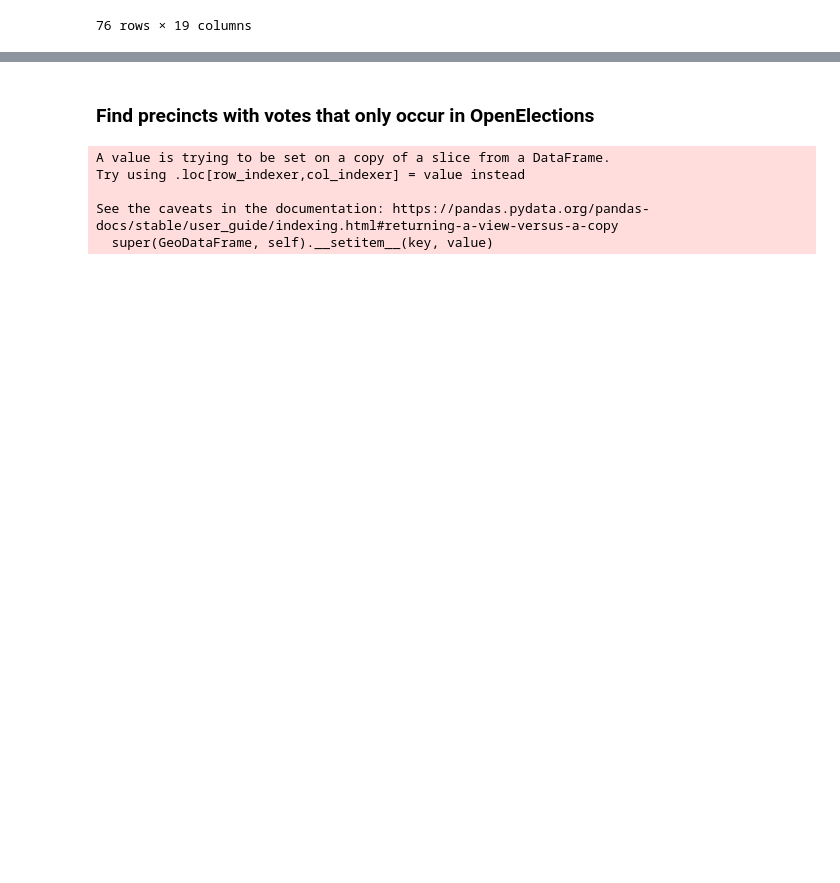
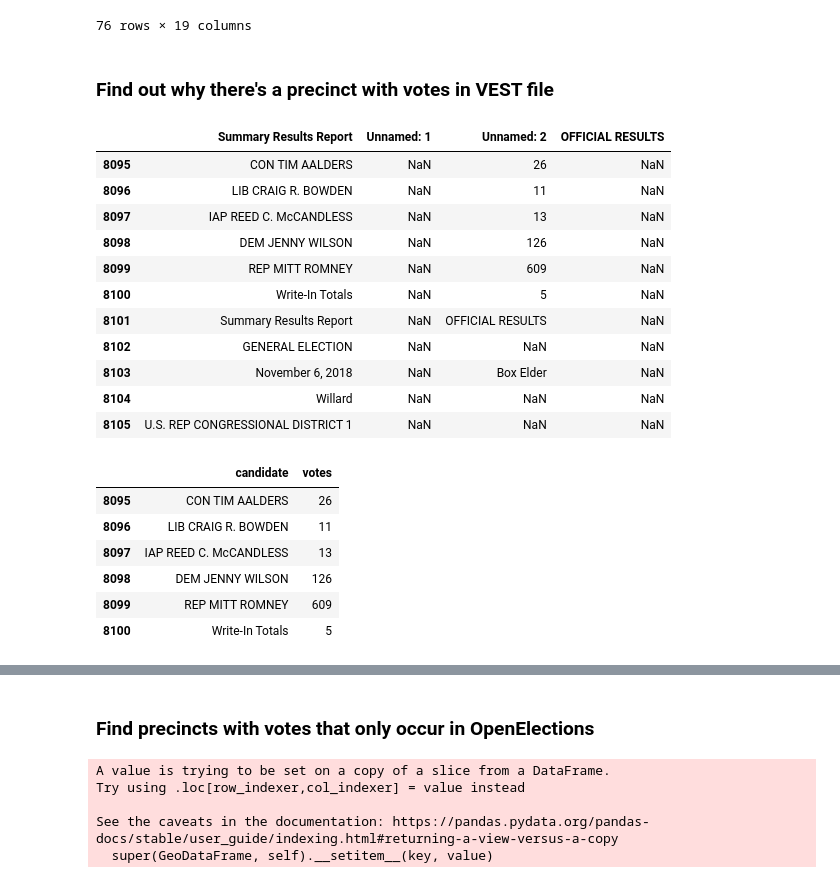
Before and after one commit to nonpartisan-redistricting-datahub/pdv-ut, a Jupyter notebook: vest-ut-2018/VEST-UT-2018-validation.ipynb, the cells around one changed output, grey strips where cells are left out. Cells and saved outputs as stored; diff of their text form; code cells hidden in the pictures; blank space fills up the shorter version.

```diff
--- a/vest-ut-2018/VEST-UT-2018-validation.ipynb
+++ b/vest-ut-2018/VEST-UT-2018-validation.ipynb
@@ -1149,3 +1147,5 @@ display(zero_vote_precincts)
 | 2335 | 29.0 | LAKE | 29-LAKE | 0.0 | 0.0 | 0.0 | 0.0 | 0.0 | ... |
 | 2336 | 29.0 | UNKN | 29-UNKN | 0.0 | 0.0 | 0.0 | 0.0 | 0.0 | ... |
 76 rows × 19 columns
+# %% [markdown]
+### Find out why there's a precinct with votes in VEST file
@@ -1151,0 +1155,30 @@ display(zero_vote_precincts)
+# %%
+index_list = list(range(8095,8106)) #specific indeces correlating to Willard precinct votes displayed at index 8104
+willard_df = (ut_box_elder.loc[index_list])
+display(willard_df)
+willard_cand_df = willard_df[:6]
+willard_cand_df.columns = ['candidate', 'drop1', 'votes', 'drop2']
+willard_cand_df = willard_cand_df[['candidate', 'votes']]
+display(willard_cand_df)
+
+display(vest_non_zero)
+# %% [output]
+|  | Summary Results Report | Unnamed: 1 | Unnamed: 2 | OFFICIAL RESULTS |
+| 8095 | CON TIM AALDERS | NaN | 26 | NaN |
+| 8096 | LIB CRAIG R. BOWDEN | NaN | 11 | NaN |
+| 8097 | IAP REED C. McCANDLESS | NaN | 13 | NaN |
+| 8098 | DEM JENNY WILSON | NaN | 126 | NaN |
+| 8099 | REP MITT ROMNEY | NaN | 609 | NaN |
+| 8100 | Write-In Totals | NaN | 5 | NaN |
+| 8101 | Summary Results Report | NaN | OFFICIAL RESULTS | NaN |
+| 8102 | GENERAL ELECTION | NaN | NaN | NaN |
+| 8103 | November 6, 2018 | NaN | Box Elder | NaN |
+| 8104 | Willard | NaN | NaN | NaN |
+| 8105 | U.S. REP CONGRESSIONAL DISTRICT 1 | NaN | NaN | NaN |
+|  | candidate | votes |
+| 8095 | CON TIM AALDERS | 26 |
+| 8096 | LIB CRAIG R. BOWDEN | 11 |
+| 8097 | IAP REED C. McCANDLESS | 13 |
+| 8098 | DEM JENNY WILSON | 126 |
+| 8099 | REP MITT ROMNEY | 609 |
+| 8100 | Write-In Totals | 5 |
```
Also changed, not shown: parts of 8 cells of this notebook.
